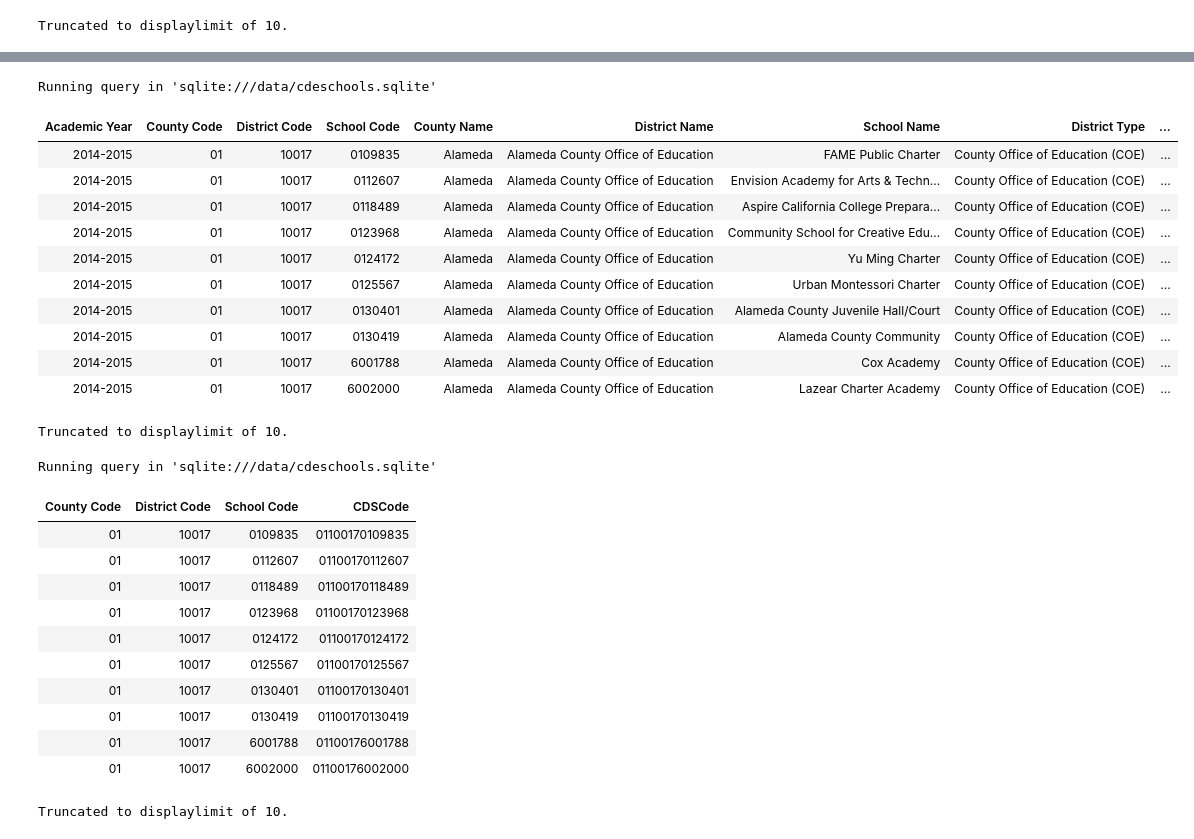
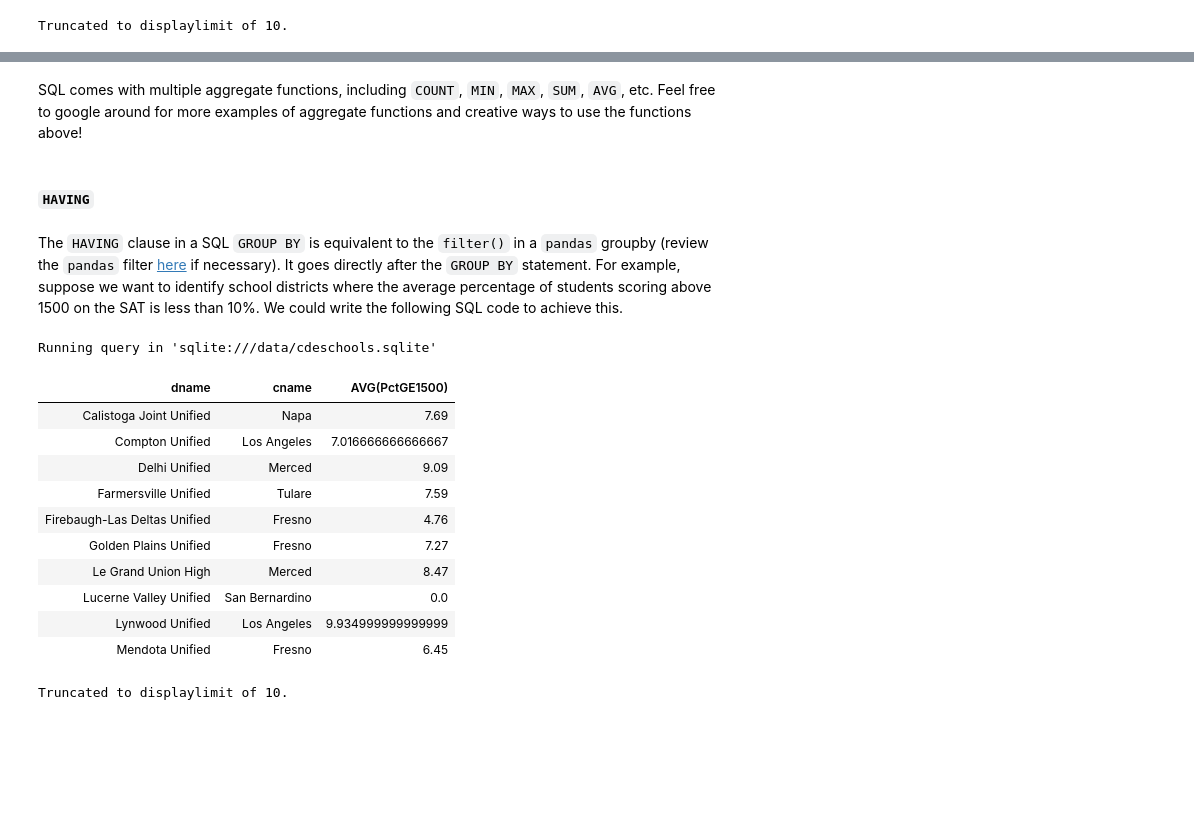
Before and after one commit to rohanjha123/data-h195, a Jupyter notebook: textbook/content/07-sql/sql.ipynb, the cells around one changed output, grey strips where cells are left out. Drawn from its saved outputs; the diff is of its cells as text; code cells hidden in the pictures; blank space fills up the shorter version.

```diff
--- a/textbook/content/07-sql/sql.ipynb
+++ b/textbook/content/07-sql/sql.ipynb
@@ -113,41 +409,28 @@ Truncated to displaylimit of 10.
+# %% [markdown]
+SQL comes with multiple aggregate functions, including `COUNT`, `MIN`, `MAX`, `SUM`, `AVG`, etc. Feel free to google around for more examples of aggregate functions and creative ways to use the functions above!
+# %% [markdown]
+#### `HAVING`
+# %% [markdown]
+The `HAVING` clause in a SQL `GROUP BY` is equivalent to the `filter()` in a `pandas` groupby (review the `pandas` filter [here](../03-pandas/groupby_pivot.ipynb) if necessary). It goes directly after the `GROUP BY` statement. For example, suppose we want to identify school districts where the average percentage of students scoring above 1500 on the SAT is less than 10%. We could write the following SQL code to achieve this.
 # %%
 %%sql
 
-SELECT *
-FROM frpm
-LIMIT 100
+SELECT dname, cname, AVG(PctGE1500)
+FROM satscores
+WHERE rtype = "S"
+GROUP BY dname
+HAVING AVG(PctGE1500) <= 10
 # %% [output]
 Running query in 'sqlite:///data/cdeschools.sqlite'
-| Academic Year | County Code | District Code | School Code | County Name | District Name | School Name | District Type | ... |
-| 2014-2015 | 01 | 10017 | 0109835 | Alameda | Alameda County Office of Education | FAME Public Charter | County Office of Education (COE) | ... |
-| 2014-2015 | 01 | 10017 | 0112607 | Alameda | Alameda County Office of Education | Envision Academy for Arts & Techn... | County Office of Education (COE) | ... |
-| 2014-2015 | 01 | 10017 | 0118489 | Alameda | Alameda County Office of Education | Aspire California College Prepara... | County Office of Education (COE) | ... |
-| 2014-2015 | 01 | 10017 | 0123968 | Alameda | Alameda County Office of Education | Community School for Creative Edu... | County Office of Education (COE) | ... |
-| 2014-2015 | 01 | 10017 | 0124172 | Alameda | Alameda County Office of Education | Yu Ming Charter | County Office of Education (COE) | ... |
-| 2014-2015 | 01 | 10017 | 0125567 | Alameda | Alameda County Office of Education | Urban Montessori Charter | County Office of Education (COE) | ... |
-| 2014-2015 | 01 | 10017 | 0130401 | Alameda | Alameda County Office of Education | Alameda County Juvenile Hall/Court | County Office of Education (COE) | ... |
-| 2014-2015 | 01 | 10017 | 0130419 | Alameda | Alameda County Office of Education | Alameda County Community | County Office of Education (COE) | ... |
-| 2014-2015 | 01 | 10017 | 6001788 | Alameda | Alameda County Office of Education | Cox Academy | County Office of Education (COE) | ... |
-| 2014-2015 | 01 | 10017 | 6002000 | Alameda | Alameda County Office of Education | Lazear Charter Academy | County Office of Education (COE) | ... |
+| dname | cname | AVG(PctGE1500) |
+| Calistoga Joint Unified | Napa | 7.69 |
+| Compton Unified | Los Angeles | 7.016666666666667 |
+| Delhi Unified | Merced | 9.09 |
+| Farmersville Unified | Tulare | 7.59 |
+| Firebaugh-Las Deltas Unified | Fresno | 4.76 |
+| Golden Plains Unified | Fresno | 7.27 |
+| Le Grand Union High | Merced | 8.47 |
+| Lucerne Valley Unified | San Bernardino | 0.0 |
+| Lynwood Unified | Los Angeles | 9.934999999999999 |
+| Mendota Unified | Fresno | 6.45 |
 Truncated to displaylimit of 10.
-# %%
-%%sql
-
-SELECT "County Code", "District Code", "School Code", "County Code" || "District Code" || "School Code" AS CDSCode
-FROM frpm
-WHERE "County Code" IS NOT NULL
-LIMIT 100;
-# %% [output]
-Running query in 'sqlite:///data/cdeschools.sqlite'
-| County Code | District Code | School Code | CDSCode |
-| 01 | 10017 | 0109835 | 01100170109835 |
-| 01 | 10017 | 0112607 | 01100170112607 |
-| 01 | 10017 | 0118489 | 01100170118489 |
-| 01 | 10017 | 0123968 | 01100170123968 |
-| 01 | 10017 | 0124172 | 01100170124172 |
-| 01 | 10017 | 0125567 | 01100170125567 |
-| 01 | 10017 | 0130401 | 01100170130401 |
-| 01 | 10017 | 0130419 | 01100170130419 |
-| 01 | 10017 | 6001788 | 01100176001788 |
-| 01 | 10017 | 6002000 | 01100176002000 |
-Truncated to displaylimit of 10.
```
Also changed, not shown: parts of 47 cells of this notebook, 49 other files.
